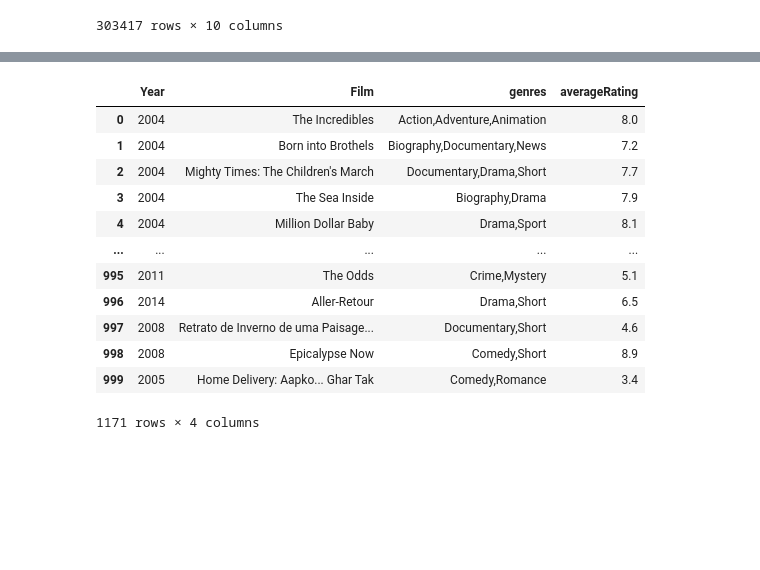
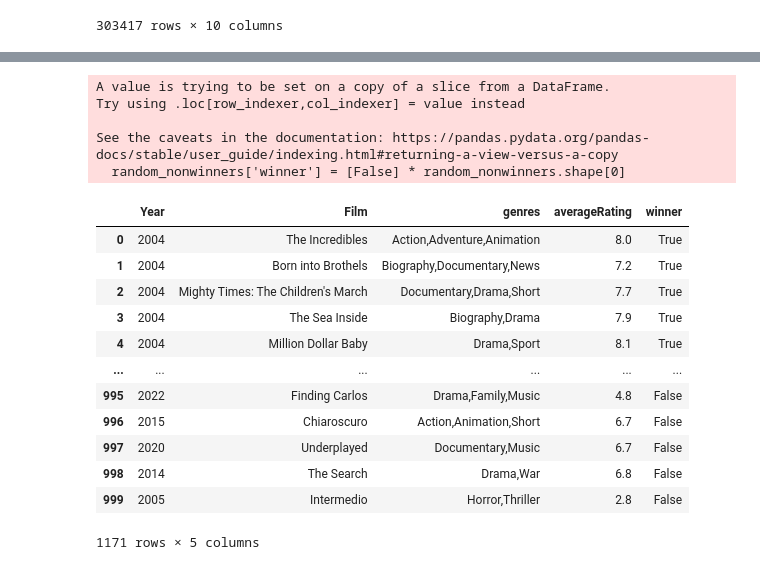
Before and after one commit to EdisonAyranisthebest/Math_189_FinalProject, a Jupyter notebook: Genre_Bias.ipynb, the cells around one changed output, grey strips where cells are left out. Cells and saved outputs as stored; diff of their text form; code cells hidden in the pictures; blank space fills up the shorter version.

Commit message:
added "winner" to combined dataset

```diff
--- a/Genre_Bias.ipynb
+++ b/Genre_Bias.ipynb
@@ -300,19 +300,28 @@ See the caveats in the documentation: https://pandas.pydata.org/pandas-docs/stab
 1000 rows × 4 columns
 # %%
 cleaned_winners = cleaned_winners[['Year', 'Film', 'genres', 'averageRating']]
+
+cleaned_winners['winner'] = [True] * cleaned_winners.shape[0]
+random_nonwinners['winner'] = [False] * random_nonwinners.shape[0]
+
 combined_df = pd.concat([cleaned_winners, random_nonwinners])
 combined_df
 # %% [output]
+A value is trying to be set on a copy of a slice from a DataFrame.
+Try using .loc[row_indexer,col_indexer] = value instead
+
+See the caveats in the documentation: https://pandas.pydata.org/pandas-docs/stable/user_guide/indexing.html#returning-a-view-versus-a-copy
+  random_nonwinners['winner'] = [False] * random_nonwinners.shape[0]
-|  | Year | Film | genres | averageRating |
-| 0 | 2004 | The Incredibles | Action,Adventure,Animation | 8.0 |
-| 1 | 2004 | Born into Brothels | Biography,Documentary,News | 7.2 |
-| 2 | 2004 | Mighty Times: The Children's March | Documentary,Drama,Short | 7.7 |
-| 3 | 2004 | The Sea Inside | Biography,Drama | 7.9 |
-| 4 | 2004 | Million Dollar Baby | Drama,Sport | 8.1 |
-| ... | ... | ... | ... | ... |
-| 995 | 2011 | The Odds | Crime,Mystery | 5.1 |
-| 996 | 2014 | Aller-Retour | Drama,Short | 6.5 |
-| 997 | 2008 | Retrato de Inverno de uma Paisage... | Documentary,Short | 4.6 |
-| 998 | 2008 | Epicalypse Now | Comedy,Short | 8.9 |
-| 999 | 2005 | Home Delivery: Aapko... Ghar Tak | Comedy,Romance | 3.4 |
+|  | Year | Film | genres | averageRating | winner |
+| 0 | 2004 | The Incredibles | Action,Adventure,Animation | 8.0 | True |
+| 1 | 2004 | Born into Brothels | Biography,Documentary,News | 7.2 | True |
+| 2 | 2004 | Mighty Times: The Children's March | Documentary,Drama,Short | 7.7 | True |
+| 3 | 2004 | The Sea Inside | Biography,Drama | 7.9 | True |
+| 4 | 2004 | Million Dollar Baby | Drama,Sport | 8.1 | True |
+| ... | ... | ... | ... | ... | ... |
+| 995 | 2022 | Finding Carlos | Drama,Family,Music | 4.8 | False |
+| 996 | 2015 | Chiaroscuro | Action,Animation,Short | 6.7 | False |
+| 997 | 2020 | Underplayed | Documentary,Music | 6.7 | False |
+| 998 | 2014 | The Search | Drama,War | 6.8 | False |
+| 999 | 2005 | Intermedio | Horror,Thriller | 2.8 | False |
-1171 rows × 4 columns
+1171 rows × 5 columns
```
Also changed, not shown: parts of 2 cells of this notebook.
